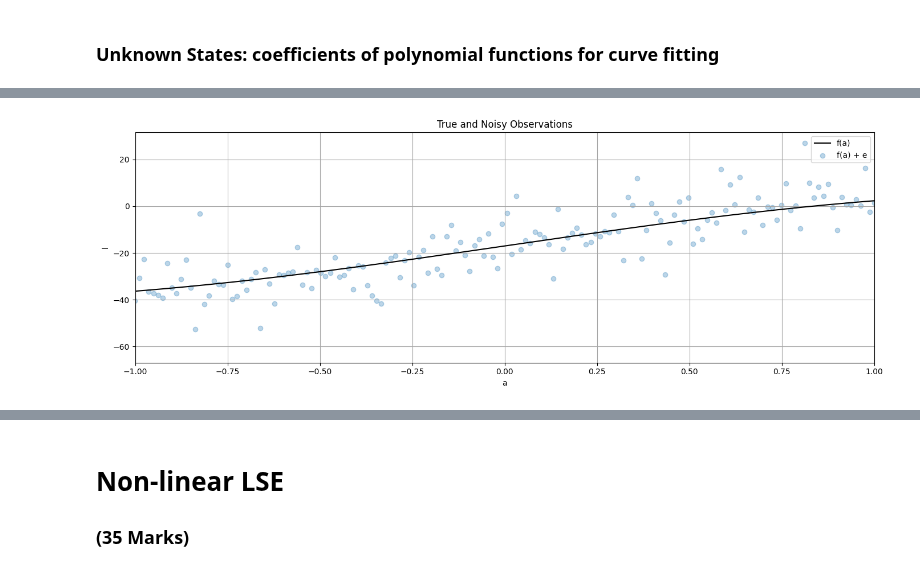
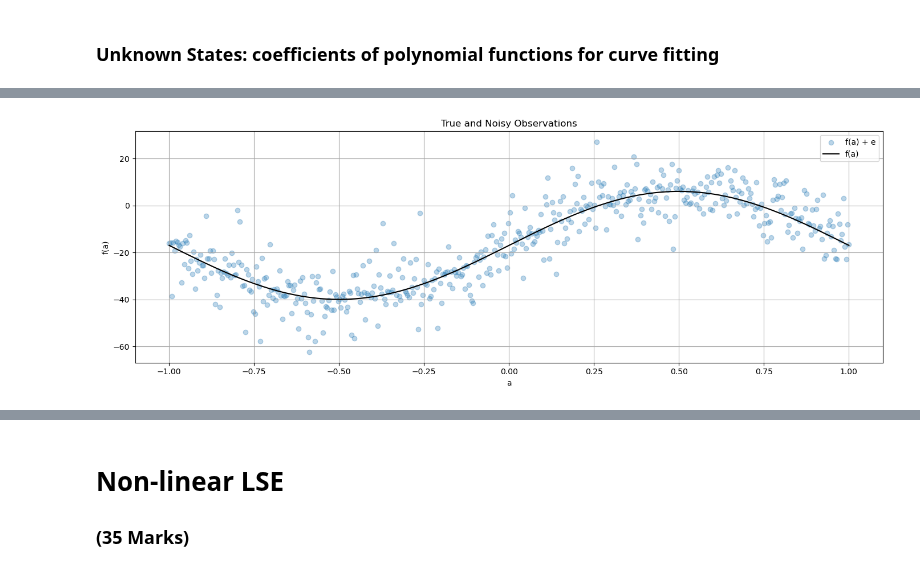
Before and after one commit to paul-dobre/engg680_2024_fall, a Jupyter notebook: Lab_Assignment2/Assignment2.ipynb, the cells around one changed output, grey strips where cells are left out. Drawn from its saved outputs; the diff is of its cells as text; code cells hidden in the pictures.

```diff
--- a/Lab_Assignment2/Assignment2.ipynb
+++ b/Lab_Assignment2/Assignment2.ipynb
@@ -70,18 +46,14 @@ l_true = arr_data [:,2]
 # step 3
 # define the number of observation n
 # (1 mark)
-
-#Count of observations from 'data.xlsx'
-n = len(l)
+n = np.shape(l)[0]#...
 
 # define the observation weight matrix P for LSE as identity matrix
 # identity weight matrix simply means the observations will be unweighted in the following LSE
 # (1 mark)
+P =np.identity(n) #nxn...
 
-#Identity weight matrix
-P = np.identity(n)
-
-# define the range of function input(i.e., constants a), from start to end; and the numerical array of a
+# # define the range of function input(i.e., constants a), from start to end; and the numerical array of a
 start = -1* np.pi
 end = np.pi
 a = np.linspace(start, end, n)
@@ -96,41 +60,35 @@ a = np.linspace(start, end, n)
 # %%
 # step 4
 # use the matplotlib to plot the true and noisy observations together in one single figure
 # use scatter for noisy observation plotting
 # for the true observation, label it as "f(a)"" and set color as 'k'
 # for the noisy observation scatter plot, label it as "f(a) + e", set color as 'tab:blue', set marker as 'o' and set alpha as 0.3
 # include proper axis labels, legend and title
 # scale the range of x-axis to be -1 to 1
 # keep this format for the rest of the plots in this lab assignment
 # (2 marks)
 
 fig, ax = plt.subplots(nrows=1, ncols=1, figsize=(14, 5))
+min_a = a.min()
+max_a = a.max()
+scaled_a = 2 * (a - min_a) / (max_a - min_a) - 1
+ax.scatter(scaled_a, l, color='tab:blue', marker='o', alpha=0.3, label="f(a) + e")
+ax.plot(scaled_a,l_true,label='f(a)',color='k')
 
-#True observations plot labelled as "f(a)" and color as 'k'
-ax.plot(a, l_true, label="f(a)", color='k')
+# Labels, title, and legend
+ax.set_xlabel("a")
+ax.set_ylabel("f(a)")
+ax.set_title("True and Noisy Observations")
+ax.legend()
 
-#Noisy observations scatter plot with labelled as "f(a) + e", color as 'tab:blue', marker as 'o', and alpha as 0.3
-ax.scatter(a, l, label="f(a) + e", color='tab:blue', marker= 'o', alpha = 0.3)
-
-#Set axis lablels
-ax.set_xlabel('a') #x-axis label
-ax.set_ylabel('l') #y-axis label
-
-#Set axis range (-1 to 1)
-ax.set_xlim(-1, 1)
-
-#Plot title
-ax.set_title('True and Noisy Observations')
-
-#Plot legend
-ax.legend()
+# X-axis range
+# ax.set_xlim([-1, 1])
+# ...
 
 ax.grid(True, which='both',ls='-',color='0.65')
 fig.tight_layout()
-
-plt.show()
 # %% [output]
-[figure, old version]
+[figure, new version]
 # %%
 # step 5
 # define a curve fitting function named fit_polynomial_curve
```
Also changed, not shown: parts of 15 cells of this notebook.
